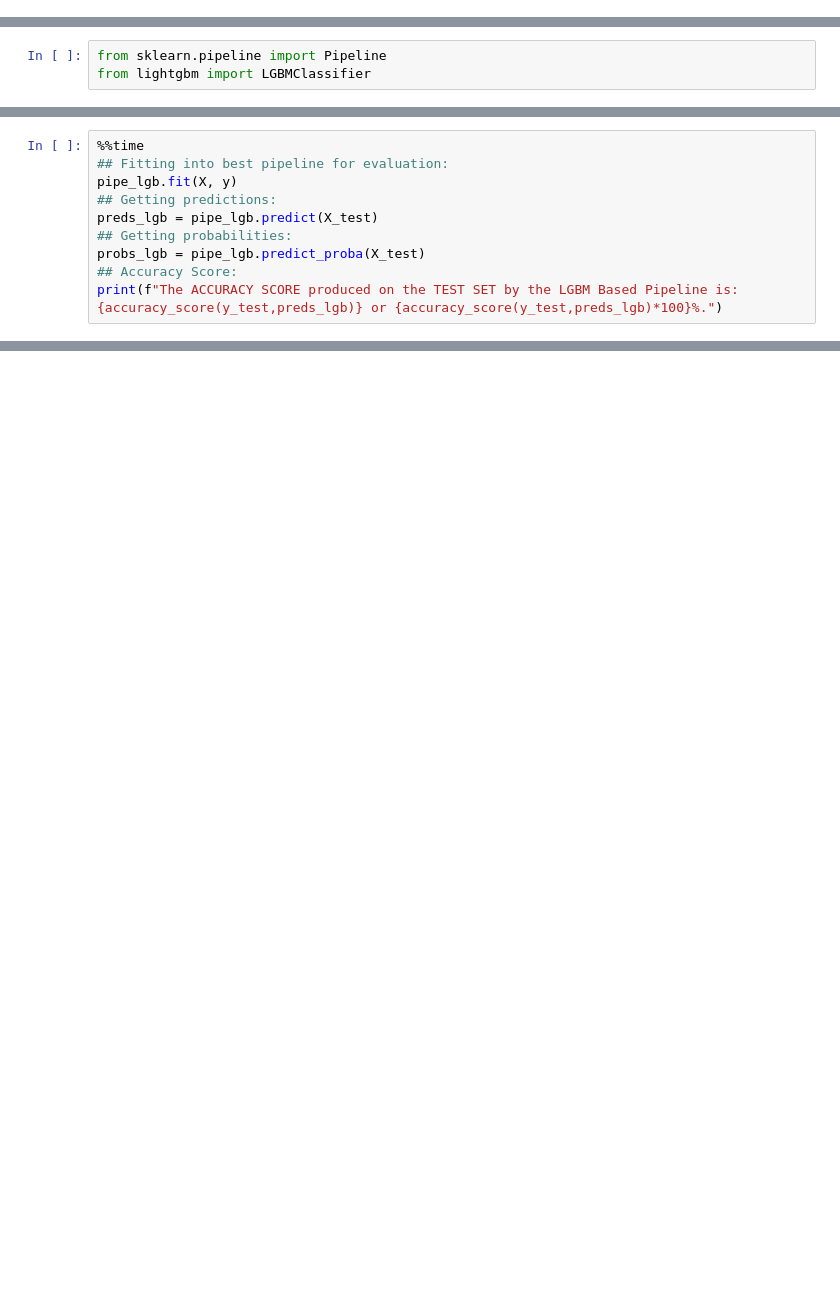
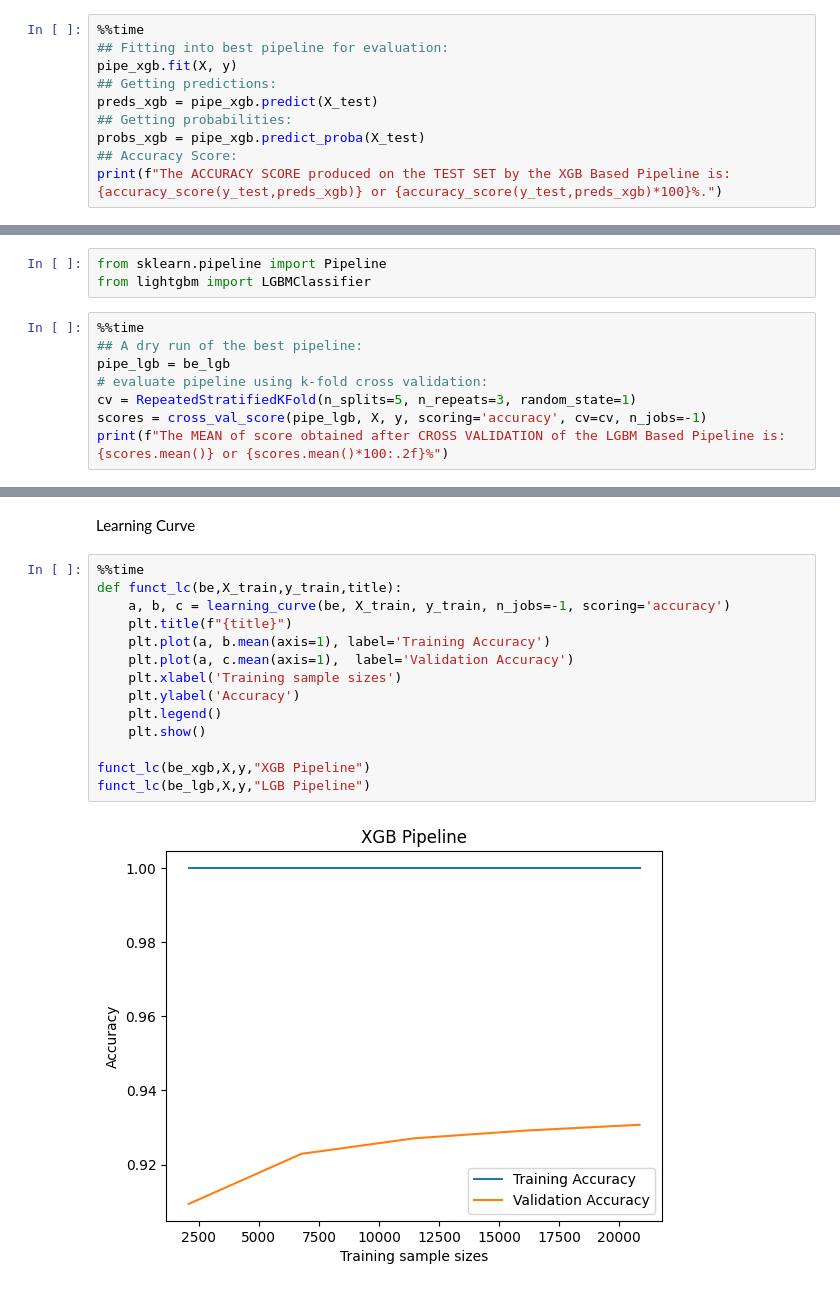
Before and after one commit to Bazinga97/ML_Projects, a Jupyter notebook: Credit_Risk_analysis.ipynb, the cells around one changed output, grey strips where cells are left out. Saved outputs shown, nothing was run; the diff lists cells and outputs as text; blank space fills up the shorter version.

```diff
--- a/Credit_Risk_analysis.ipynb
+++ b/Credit_Risk_analysis.ipynb
@@ -721,0 +723,10 @@ Wall time: 4min 42s
+# %%
+%%time
+## Fitting into best pipeline for evaluation:
+pipe_xgb.fit(X, y)
+## Getting predictions:
+preds_xgb = pipe_xgb.predict(X_test)
+## Getting probabilities:
+probs_xgb = pipe_xgb.predict_proba(X_test)
+## Accuracy Score:
+print(f"The ACCURACY SCORE produced on the TEST SET by the XGB Based Pipeline is: {accuracy_score(y_test,preds_xgb)} or {accuracy_score(y_test,preds_xgb)*100}%.")
@@ -722,3 +737,11 @@ Wall time: 4min 42s
 # %%
 from sklearn.pipeline import Pipeline
 from lightgbm import LGBMClassifier
+# %%
+%%time
+## A dry run of the best pipeline:
+pipe_lgb = be_lgb
+# evaluate pipeline using k-fold cross validation:
+cv = RepeatedStratifiedKFold(n_splits=5, n_repeats=3, random_state=1)
+scores = cross_val_score(pipe_lgb, X, y, scoring='accuracy', cv=cv, n_jobs=-1)
+print(f"The MEAN of score obtained after CROSS VALIDATION of the LGBM Based Pipeline is: {scores.mean()} or {scores.mean()*100:.2f}%")
@@ -737,10 +772,0 @@ NameError: name 'pipe_lgb' is not defined
-# %%
-%%time
-## Fitting into best pipeline for evaluation:
-pipe_lgb.fit(X, y)
-## Getting predictions:
-preds_lgb = pipe_lgb.predict(X_test)
-## Getting probabilities:
-probs_lgb = pipe_lgb.predict_proba(X_test)
-## Accuracy Score:
-print(f"The ACCURACY SCORE produced on the TEST SET by the LGBM Based Pipeline is: {accuracy_score(y_test,preds_lgb)} or {accuracy_score(y_test,preds_lgb)*100}%.")
@@ -748,0 +799,18 @@ NameError: name 'pipe_lgb' is not defined
+# %% [markdown]
+Learning Curve
+# %%
+%%time
+def funct_lc(be,X_train,y_train,title):
+    a, b, c = learning_curve(be, X_train, y_train, n_jobs=-1, scoring='accuracy')
+    plt.title(f"{title}")
+    plt.plot(a, b.mean(axis=1), label='Training Accuracy')
+    plt.plot(a, c.mean(axis=1),  label='Validation Accuracy')
+    plt.xlabel('Training sample sizes')
+    plt.ylabel('Accuracy')
+    plt.legend()
+    plt.show()
+
+funct_lc(be_xgb,X,y,"XGB Pipeline")
+funct_lc(be_lgb,X,y,"LGB Pipeline")
+# %% [output]
+[figure, added]
```
Also changed, not shown: parts of 40 cells of this notebook.
